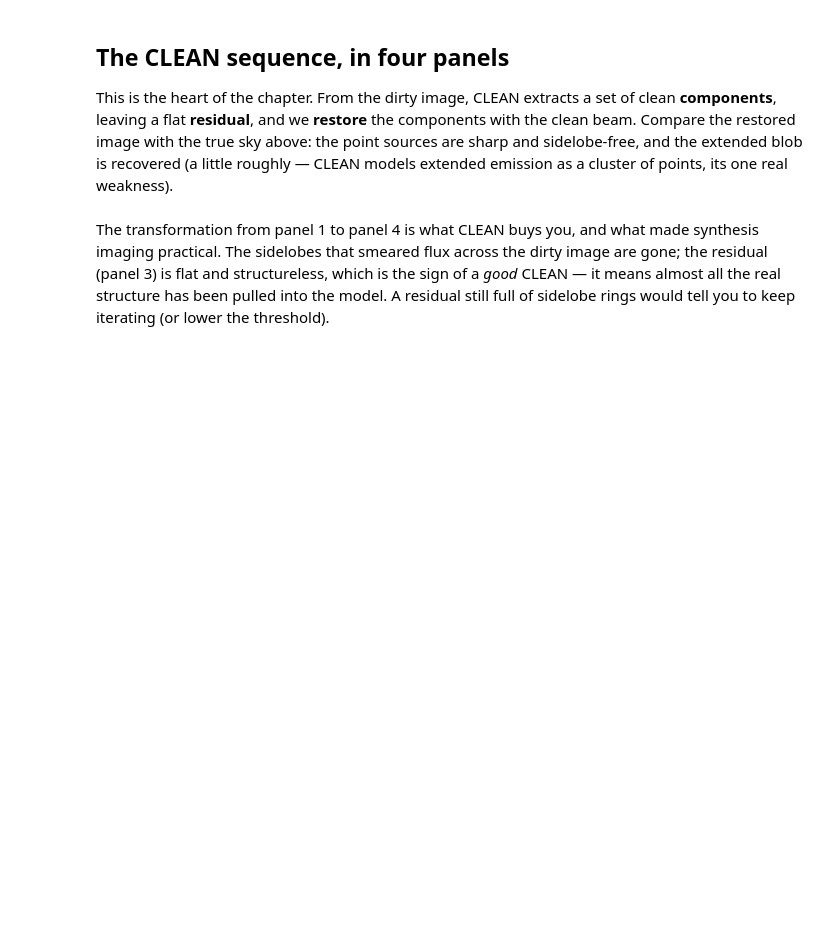
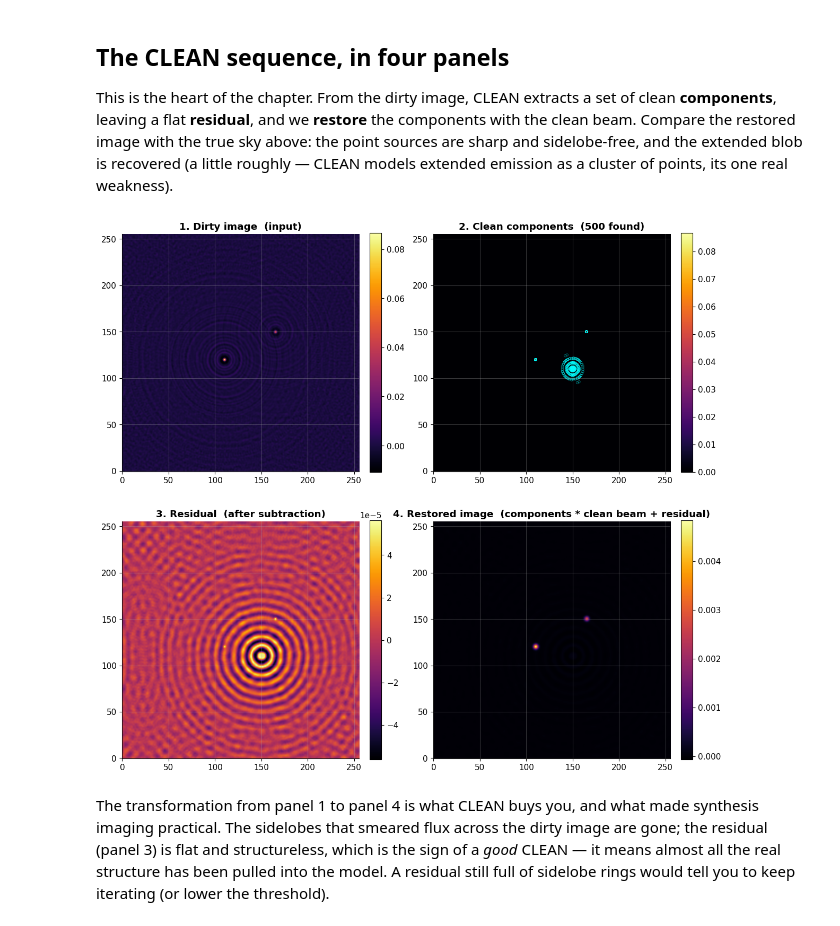
Before and after one commit to joebarbere/jansky, a Jupyter notebook: notebooks/09_deconvolution_clean.ipynb, the cells around one changed output. Saved outputs shown, nothing was run; the diff lists cells and outputs as text; code cells hidden in the pictures; blank space fills up the shorter version.

```diff
--- a/notebooks/09_deconvolution_clean.ipynb
+++ b/notebooks/09_deconvolution_clean.ipynb
@@ -255,13 +369,34 @@ loop gain of $g = 0.1$ and a generous iteration budget. It returns a
 gain = 0.1  # loop gain: subtract 10% of each peak per iteration
 n_iter = 500  # maximum number of CLEAN iterations
 
-result = hogbom_clean(dirty, beam, gain=gain, n_iter=n_iter)
+# 1. Start the residual as the dirty image, with an empty component model.
+residual = dirty.copy()
+model = np.zeros_like(dirty)
+components = []  # (row, col, flux), in subtraction order
+beam_center = np.array(beam.shape) // 2  # the dirty beam is centred on the grid's middle pixel
 
-print(f"CLEAN found {len(result.components)} components in <= {n_iter} iterations")
+for _ in range(n_iter):
+    # 2. Find the peak of the current residual -- CLEAN's guess at "a real source is here".
+    idx = np.unravel_index(np.argmax(np.abs(residual)), residual.shape)
+    peak = residual[idx]
+
+    # 3. Record a fraction (the loop gain) of that peak as a clean component.
+    flux = gain * peak
+    model[idx] += flux
+    components.append((int(idx[0]), int(idx[1]), float(flux)))
+
+    # 4. Subtract a copy of the dirty beam, scaled by flux and shifted onto the peak pixel --
+    #    this removes the component AND all of the sidelobes it would have thrown.
+    shift = (idx[0] - beam_center[0], idx[1] - beam_center[1])
+    shifted_beam = np.roll(np.roll(beam, shift[0], axis=0), shift[1], axis=1)
+    residual = residual - flux * shifted_beam
+    # 5. Repeat -- this loop always runs to n_iter (no stopping threshold set here).
+
+print(f"CLEAN found {len(components)} components in {n_iter} iterations")
 print(
-    f"residual peak = {np.abs(result.residual).max():.4f}  "
+    f"residual peak = {np.abs(residual).max():.4f}  "
     f"(dirty peak was {np.abs(dirty).max():.4f})"
 )
 print("brightest few components (row, col, flux):")
-for row, col, flux in result.components[:5]:
+for row, col, flux in components[:5]:
     print(f"  ({row:3d}, {col:3d})  flux = {flux:.4f}")
@@ -301,7 +445,7 @@ sigma_clean = clean_beam_sigma(beam)
 print(f"clean-beam sigma ~ {sigma_clean:.2f} px  (FWHM ~ {2.3548 * sigma_clean:.1f} px)")
 
 # Restore: convolve the clean-component model with the clean beam, add residual.
-restored_model = gaussian_filter(result.model, sigma=sigma_clean)
-restored = restored_model + result.residual
+restored_model = gaussian_filter(model, sigma=sigma_clean)
+restored = restored_model + residual
 
 print("restored image peak =", round(float(restored.max()), 3))
@@ -317,23 +464,25 @@ points, its one real weakness).
 # %%
 fig, axes = plt.subplots(2, 2, figsize=(12, 11))
 
 show_image(dirty, ax=axes[0, 0], title="1. Dirty image  (input)")
 
 # Clean components: mark each found component on a blank grid.
-comp_rows = [r for r, c, f in result.components]
-comp_cols = [c for r, c, f in result.components]
+comp_rows = [r for r, c, f in components]
+comp_cols = [c for r, c, f in components]
 show_image(
-    result.model, ax=axes[0, 1], title=f"2. Clean components  ({len(result.components)} found)"
+    model, ax=axes[0, 1], title=f"2. Clean components  ({len(components)} found)"
 )
 axes[0, 1].scatter(
     comp_cols, comp_rows, s=10, facecolors="none", edgecolors="cyan", linewidths=0.6, alpha=0.5
 )
 
-show_image(result.residual, ax=axes[1, 0], title="3. Residual  (after subtraction)")
+show_image(residual, ax=axes[1, 0], title="3. Residual  (after subtraction)")
 show_image(restored, ax=axes[1, 1], title="4. Restored image  (components * clean beam + residual)")
 
 plt.tight_layout()
 plt.show()
+# %% [output]
+[figure, added]
 # %% [markdown]
 The transformation from panel 1 to panel 4 is what CLEAN buys you, and what made
 synthesis imaging practical. The sidelobes that smeared flux across the dirty
```
Also changed, not shown: parts of 22 cells of this notebook, 8 other files.
